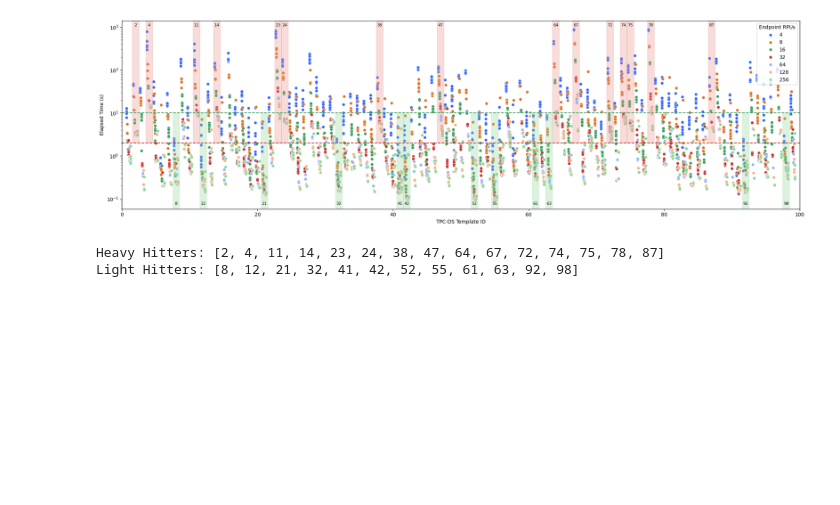
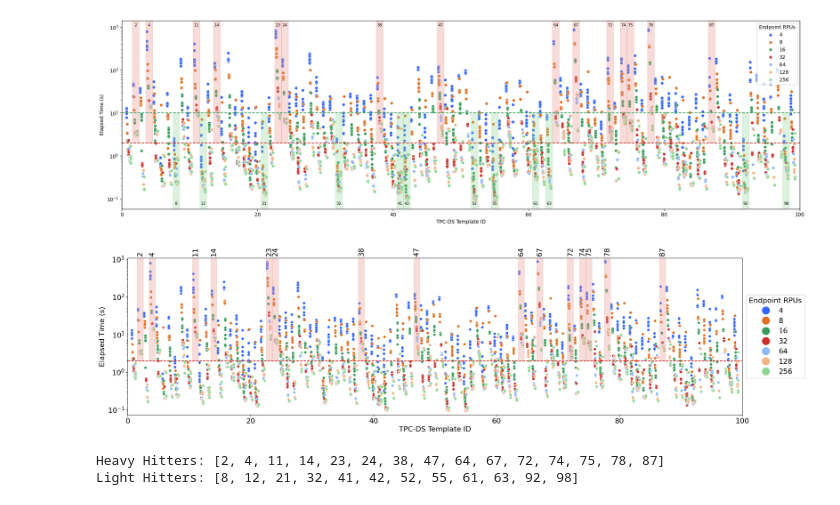
Before and after one commit to mmarkakis/autoslo, a Jupyter notebook: experiments/01_benchmarking_workload_analysis/heavy_hitters.ipynb, the cells around one changed output. Saved outputs shown, nothing was run; the diff lists cells and outputs as text; code cells hidden in the pictures; blank space fills up the shorter version.

Commit message:
Paper heavy hitters plot

```diff
--- a/experiments/01_benchmarking_workload_analysis/heavy_hitters.ipynb
+++ b/experiments/01_benchmarking_workload_analysis/heavy_hitters.ipynb
@@ -385,6 +385,68 @@ plt.savefig("heavy_hitters_scatter_3.svg", dpi=300, bbox_inches='tight')
 plt.show()
 # %% [output]
 [figure]
+# %%
+# Plot a grouped scatter plot, where the y axis is elapsed time in log scale. The x axis is the query template id. For each x axis value, there is a point for the mean of each endpoint, with different colors.
+# Cast the endpoint names as integers and set the palette accordingly to get darker colors for higher rpu values.
+import seaborn as sns
+import matplotlib.pyplot as plt
+from matplotlib.patches import Rectangle
+fig, ax = plt.subplots(figsize=(22, 6))
+
+possible_rpus = sorted(full_df['rpu'].unique())
+rpu_to_int = {rpu: i for i, rpu in enumerate(possible_rpus)}
+
+
+full_df['xpos'] = full_df['tpcds_template_id'] + full_df['rpu'].map(rpu_to_int) * 0.1 - (len(possible_rpus) - 1) * 0.1 / 2
+
+num_unique_rpu = full_df['rpu'].nunique()
+colors = Palette.as_list()[:num_unique_rpu]
+
+fontsize = 16
+
+
+
+# Make sure to pick a palette with distinctive enough colors.
+sns.scatterplot(
+    data=full_df.sort_values(by="rpu"),
+    x="xpos",
+    y="latency_s",
+    hue="endpoint_name",
+    ax=ax,
+    palette=colors
+)
+ax.set_yscale("log")
+ax.set_xlim(full_df['tpcds_template_id'].min() - 1, full_df['tpcds_template_id'].max() + 1)
+y_max = full_df['latency_s'].max() * 1.2
+ax.set_ylim(full_df['latency_s'].min() * 0.8, y_max)
+
+
+
+# Draw a horizontal line at 2 seconds
+ax.axhline(2, color=Palette.dark_red, linestyle='--')
+
+
+# For each template where all executions are above 2 seconds, shade its area in light red. Also write the template id at the bottom of the shaded area/
+templates_above_2s = full_df.groupby('tpcds_template_id').filter(lambda x: (x['latency_s'] > 2).all())['tpcds_template_id'].unique()
+for template_id in templates_above_2s:
+
+    ax.add_patch(Rectangle((template_id - 0.5, 2), 1, y_max - 2, color=Palette.light_red, alpha=0.3))
+    ax.text(template_id, y_max*1.1, str(template_id), color='black', ha='center', va='bottom', fontsize=fontsize, rotation=90)
+
+
+ax.set_ylabel("Elapsed Time (s)", fontsize=fontsize)
+ax.set_xlabel("TPC-DS Template ID", fontsize=fontsize)
+ax.legend(title="Endpoint RPUs", loc='center left', bbox_to_anchor = (1, 0.5), fontsize=fontsize, title_fontsize=fontsize, markerscale=3)
+
+# Set tick label sizes
+ax.tick_params(axis='x', labelsize=fontsize)
+ax.tick_params(axis='y', labelsize=fontsize)
+
+plt.tight_layout()
+plt.savefig("heavy_hitters_scatter_4.svg", dpi=300, bbox_inches='tight')
+plt.show()
+# %% [output]
+[figure, added]
 # %%
 # Save out the processed dataframe for future use.
 full_df['heavy_hitter'] = full_df['tpcds_template_id'].isin(templates_above_2s)
```
Also changed, not shown: 1 other file.
